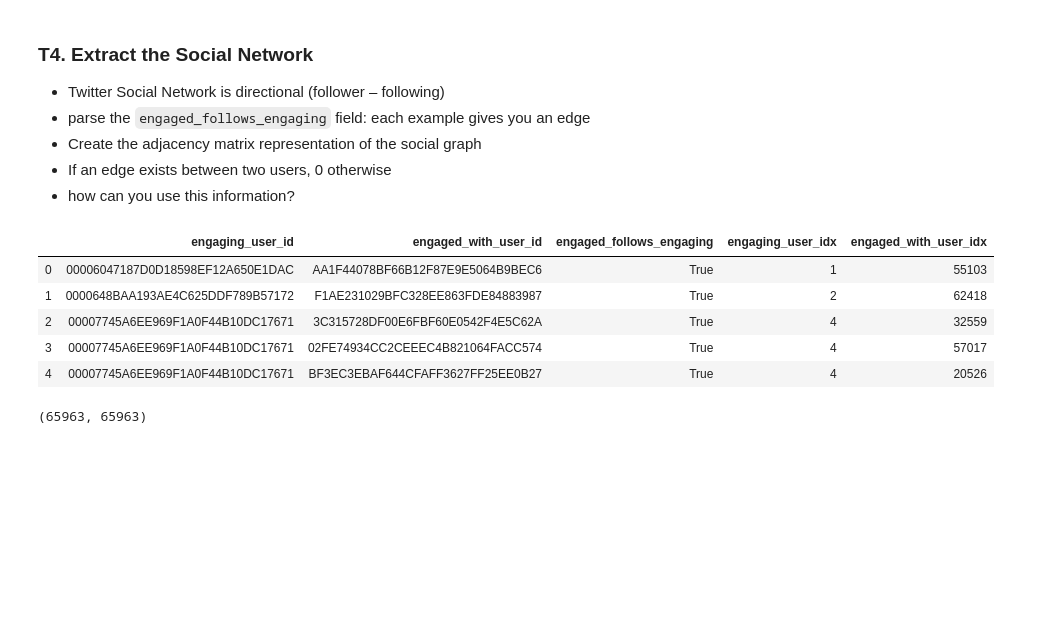
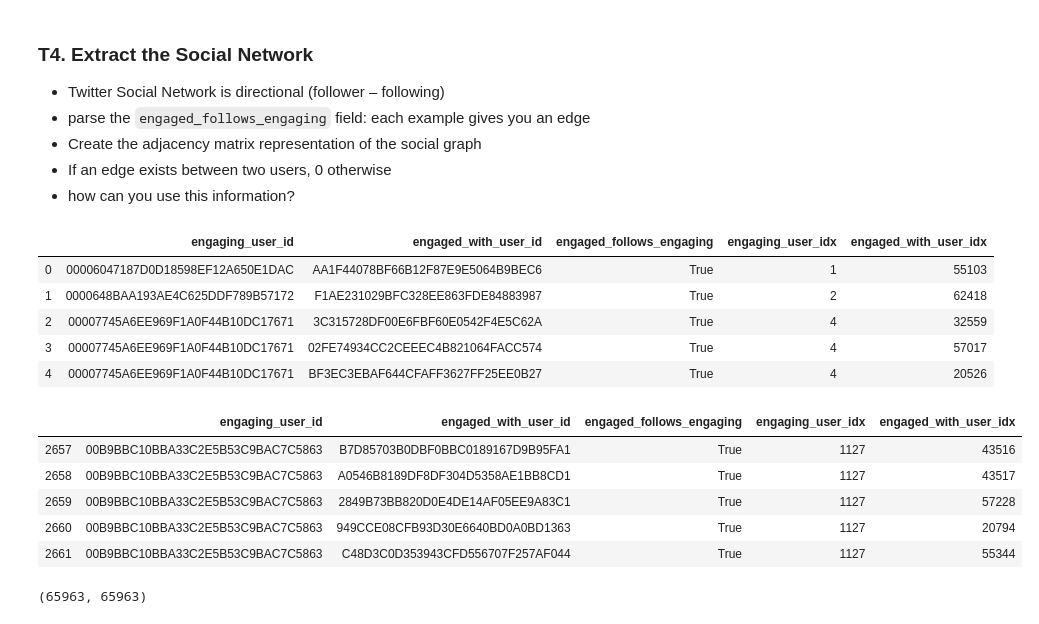
Before and after one commit to omgwenxx/recsys20, a Jupyter notebook: code/process_with_graph.ipynb, the cells around one changed output. Cells and saved outputs as stored; diff of their text form; code cells hidden in the pictures; blank space fills up the shorter version.

```diff
--- a/code/process_with_graph.ipynb
+++ b/code/process_with_graph.ipynb
@@ -553,6 +608,16 @@ display(e_df.head())
 | 2 | 00007745A6EE969F1A0F44B10DC17671 | 3C315728DF00E6FBF60E0542F4E5C62A | True | 4 | 32559 |
 | 3 | 00007745A6EE969F1A0F44B10DC17671 | 02FE74934CC2CEEEC4B821064FACC574 | True | 4 | 57017 |
 | 4 | 00007745A6EE969F1A0F44B10DC17671 | BF3EC3EBAF644CFAFF3627FF25EE0B27 | True | 4 | 20526 |
+# %%
+# get original user id for user 1127 --> '00B9BBC10BBA33C2E5B53C9BAC7C5863'
+e_df[e_df['engaging_user_idx']==1127].head()
+# %% [output]
+|  | engaging_user_id | engaged_with_user_id | engaged_follows_engaging | engaging_user_idx | engaged_with_user_idx |
+| 2657 | 00B9BBC10BBA33C2E5B53C9BAC7C5863 | B7D85703B0DBF0BBC0189167D9B95FA1 | True | 1127 | 43516 |
+| 2658 | 00B9BBC10BBA33C2E5B53C9BAC7C5863 | A0546B8189DF8DF304D5358AE1BB8CD1 | True | 1127 | 43517 |
+| 2659 | 00B9BBC10BBA33C2E5B53C9BAC7C5863 | 2849B73BB820D0E4DE14AF05EE9A83C1 | True | 1127 | 57228 |
+| 2660 | 00B9BBC10BBA33C2E5B53C9BAC7C5863 | 949CCE08CFB93D30E6640BD0A0BD1363 | True | 1127 | 20794 |
+| 2661 | 00B9BBC10BBA33C2E5B53C9BAC7C5863 | C48D3C0D353943CFD556707F257AF044 | True | 1127 | 55344 |
 # %%
 SN = sp.csr_matrix((e_df.engaged_follows_engaging, (e_df.engaging_user_idx, e_df.engaged_with_user_idx)), shape=(m, m))
 SN.shape
```
Also changed, not shown: parts of 21 cells of this notebook.
